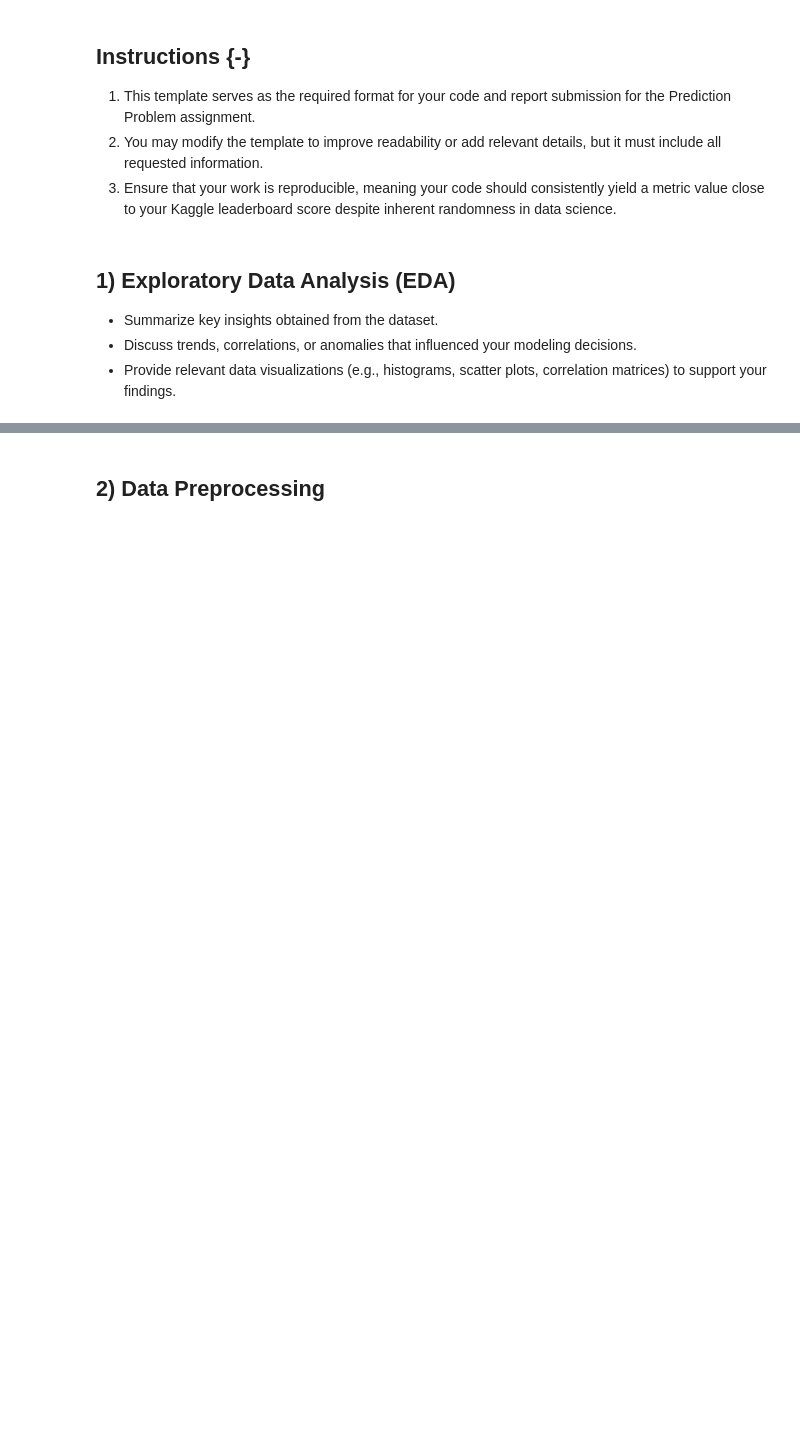
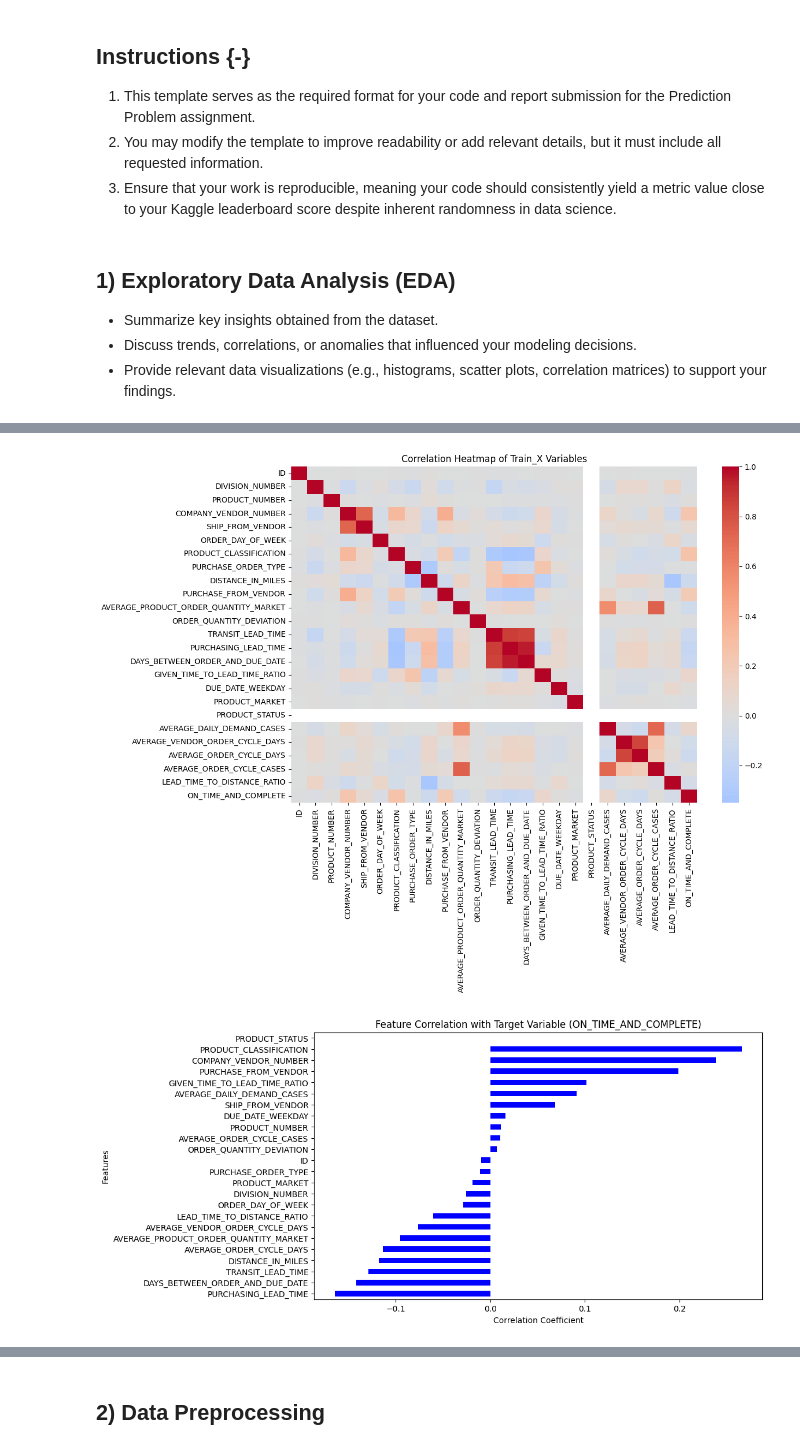
Before and after one commit to roaringbunnygirl/Model-Optimization-Random-Search-Encoding-Scaling-Data-Processing-, a Jupyter notebook: Prediction_Problem_Report_Template.ipynb, the cells around one changed output, grey strips where cells are left out. Cells and saved outputs as stored; diff of their text form; code cells hidden in the pictures; blank space fills up the shorter version.

```diff
--- a/Prediction_Problem_Report_Template.ipynb
+++ b/Prediction_Problem_Report_Template.ipynb
@@ -56,0 +244,56 @@ memory usage: 319.1 KB
+# %%
+import matplotlib.pyplot as plt
+import seaborn as sns
+import pandas as pd
+
+# Load the datasets
+train_X_path = "train_X.csv"
+train_y_path = "train_y.csv"
+
+train_X = pd.read_csv(train_X_path)
+train_y = pd.read_csv(train_y_path)
+
+# Display the first few rows of each dataset
+train_X.head(), train_y.head()
+
+# Merge train_X and train_y on 'ID'
+train_data = train_X.merge(train_y, on="ID")
+
+# Drop ID and categorical non-numeric columns for correlation analysis
+numeric_data = train_data.select_dtypes(include=['number'])
+
+# Correlation matrix
+corr_matrix = numeric_data.corr()
+
+# Heatmap of correlations among train_X variables
+plt.figure(figsize=(12, 8))
+sns.heatmap(corr_matrix, cmap="coolwarm", center=0, annot=False)
+plt.title("Correlation Heatmap of Train_X Variables")
+plt.show()
+
+# Correlation of features with target variable
+target_correlation = corr_matrix["ON_TIME_AND_COMPLETE"].drop("ON_TIME_AND_COMPLETE").sort_values()
+
+# Bar plot of correlation with target variable
+plt.figure(figsize=(10, 6))
+target_correlation.plot(kind='barh', color='b')
+plt.title("Feature Correlation with Target Variable (ON_TIME_AND_COMPLETE)")
+plt.xlabel("Correlation Coefficient")
+plt.ylabel("Features")
+plt.show()
+
+# Scatter plots for highly correlated features with target
+top_corr_features = target_correlation.abs().sort_values(ascending=False).head(5).index
+
+fig, axes = plt.subplots(2, 3, figsize=(15, 10))
+axes = axes.flatten()
+
+for i, feature in enumerate(top_corr_features):
+    sns.scatterplot(data=train_data, x=feature, y="ON_TIME_AND_COMPLETE", alpha=0.5, ax=axes[i])
+    axes[i].set_title(f"{feature} vs ON_TIME_AND_COMPLETE")
+
+plt.tight_layout()
+plt.show()
+# %% [output]
+[figure, added]
+[figure, added]
```
Also changed, not shown: parts of 25 cells of this notebook.
